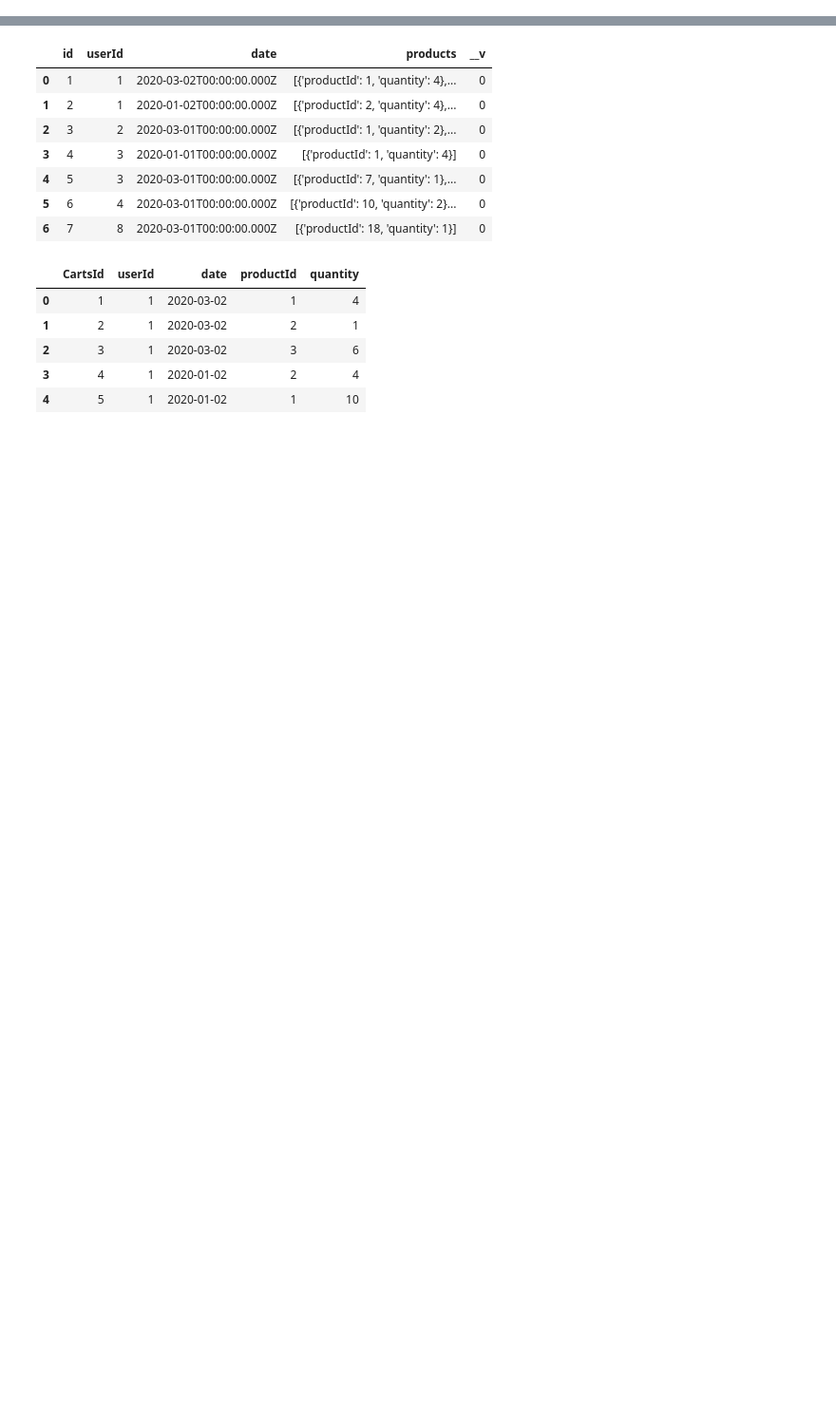
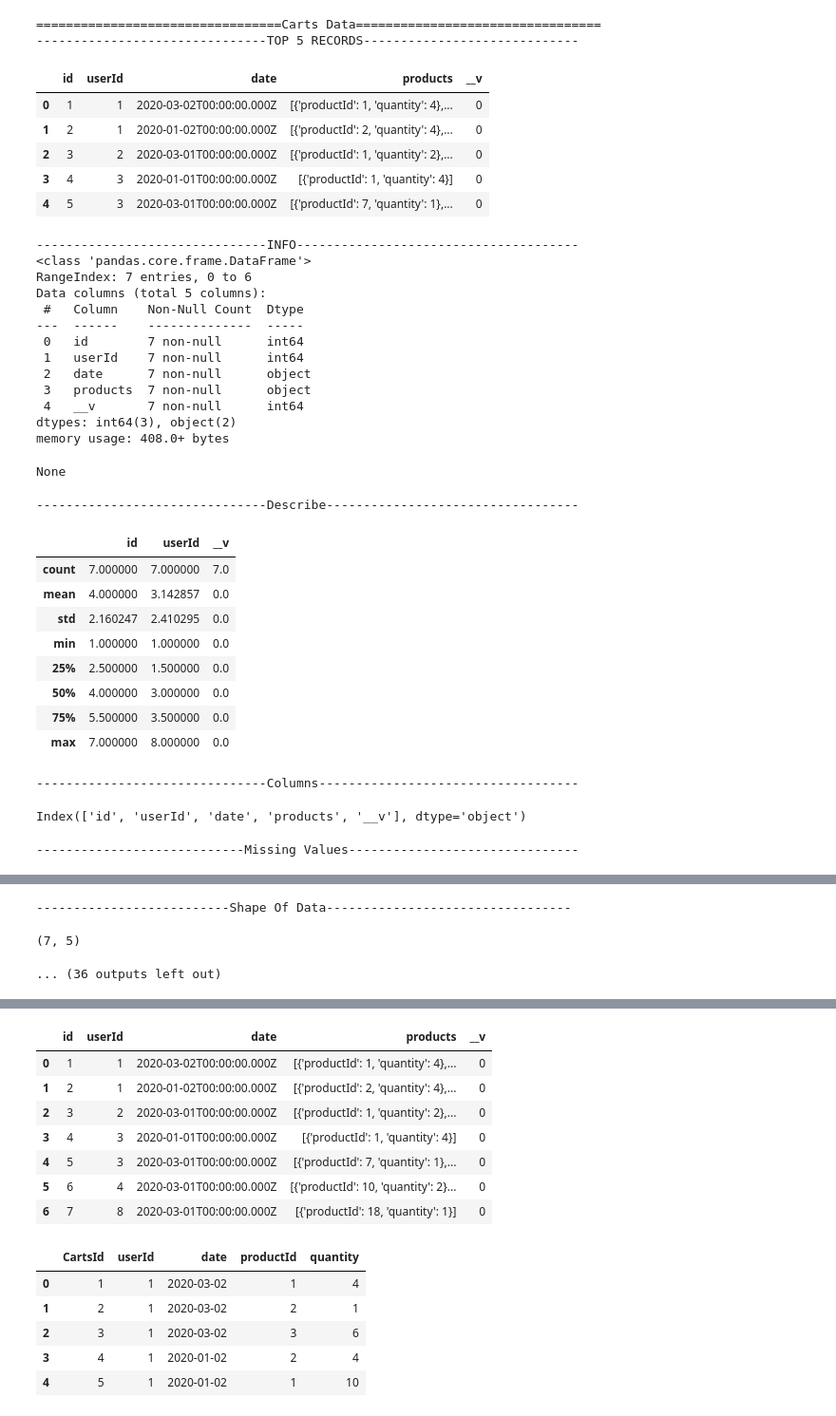
Before and after one commit to Sonalilipsa17375/ECommerce-Sales-Warehouse, a Jupyter notebook: notebooks/exploration.ipynb, the cells around one changed output, grey strips where cells are left out. Shown at 95% size. Drawn from its saved outputs; the diff is of its cells as text; code cells hidden in the pictures; blank space fills up the shorter version.

```diff
--- a/notebooks/exploration.ipynb
+++ b/notebooks/exploration.ipynb
@@ -6,0 +28,6 @@ import ast
+# %%
+# Load datasets
+products = pd.read_csv("../data/processed/products.csv")
+categories = pd.read_csv("../data/processed/categories.csv")
+carts = pd.read_csv("../data/processed/carts.csv")
+users = pd.read_csv("../data/processed/users.csv")
@@ -6,0 +49,19 @@ import ast
+# %%
+def eda(df):
+    print("-------------------------------TOP 5 RECORDS-----------------------------")
+    display(df.head())
+
+    print("\n-------------------------------INFO--------------------------------------")
+    display(df.info())
+
+    print("\n-------------------------------Describe----------------------------------")
+    display(df.describe())
+
+    print("\n-------------------------------Columns-----------------------------------")
+    display(df.columns)
+
+    print("\n----------------------------Missing Values-------------------------------")
+    display(df.isnull().sum())
+
+    print("\n--------------------------Shape Of Data---------------------------------")
+    display(df.shape)
@@ -6,0 +70,52 @@ import ast
+# %%
+# Exploring the carts dataset
+print("=================================Carts Data=================================")
+eda(carts)
+
+# Exploring the products dataset
+print("=================================Products Data=================================")
+eda(products)
+
+# Exploring the categories events dataset
+print("=================================Categories Events=================================")
+eda(categories)
+
+# Exploring the users dataset
+print("=================================Users Data=================================")
+eda(users)
+# %% [output]
+=================================Carts Data=================================
+-------------------------------TOP 5 RECORDS-----------------------------
+|  | id | userId | date | products | __v |
+| 0 | 1 | 1 | 2020-03-02T00:00:00.000Z | [{'productId': 1, 'quantity': 4},... | 0 |
+| 1 | 2 | 1 | 2020-01-02T00:00:00.000Z | [{'productId': 2, 'quantity': 4},... | 0 |
+| 2 | 3 | 2 | 2020-03-01T00:00:00.000Z | [{'productId': 1, 'quantity': 2},... | 0 |
+| 3 | 4 | 3 | 2020-01-01T00:00:00.000Z | [{'productId': 1, 'quantity': 4}] | 0 |
+| 4 | 5 | 3 | 2020-03-01T00:00:00.000Z | [{'productId': 7, 'quantity': 1},... | 0 |
+-------------------------------INFO--------------------------------------
+<class 'pandas.core.frame.DataFrame'>
+RangeIndex: 7 entries, 0 to 6
+Data columns (total 5 columns):
+ #   Column    Non-Null Count  Dtype
+---  ------    --------------  -----
+ 0   id        7 non-null      int64
+ 1   userId    7 non-null      int64
+ 2   date      7 non-null      object
+ 3   products  7 non-null      object
+ 4   __v       7 non-null      int64
+dtypes: int64(3), object(2)
+memory usage: 408.0+ bytes
+None
+-------------------------------Describe----------------------------------
+|  | id | userId | __v |
+| count | 7.000000 | 7.000000 | 7.0 |
+| mean | 4.000000 | 3.142857 | 0.0 |
+| std | 2.160247 | 2.410295 | 0.0 |
+| min | 1.000000 | 1.000000 | 0.0 |
+| 25% | 2.500000 | 1.500000 | 0.0 |
+| 50% | 4.000000 | 3.000000 | 0.0 |
+| 75% | 5.500000 | 3.500000 | 0.0 |
+| max | 7.000000 | 8.000000 | 0.0 |
+-------------------------------Columns-----------------------------------
+Index(['id', 'userId', 'date', 'products', '__v'], dtype='object')
+----------------------------Missing Values-------------------------------
@@ -6,0 +128,3 @@ import ast
+--------------------------Shape Of Data---------------------------------
+(7, 5)
+... (36 outputs left out)
```
Also changed, not shown: parts of 27 cells of this notebook, 7 other files.
